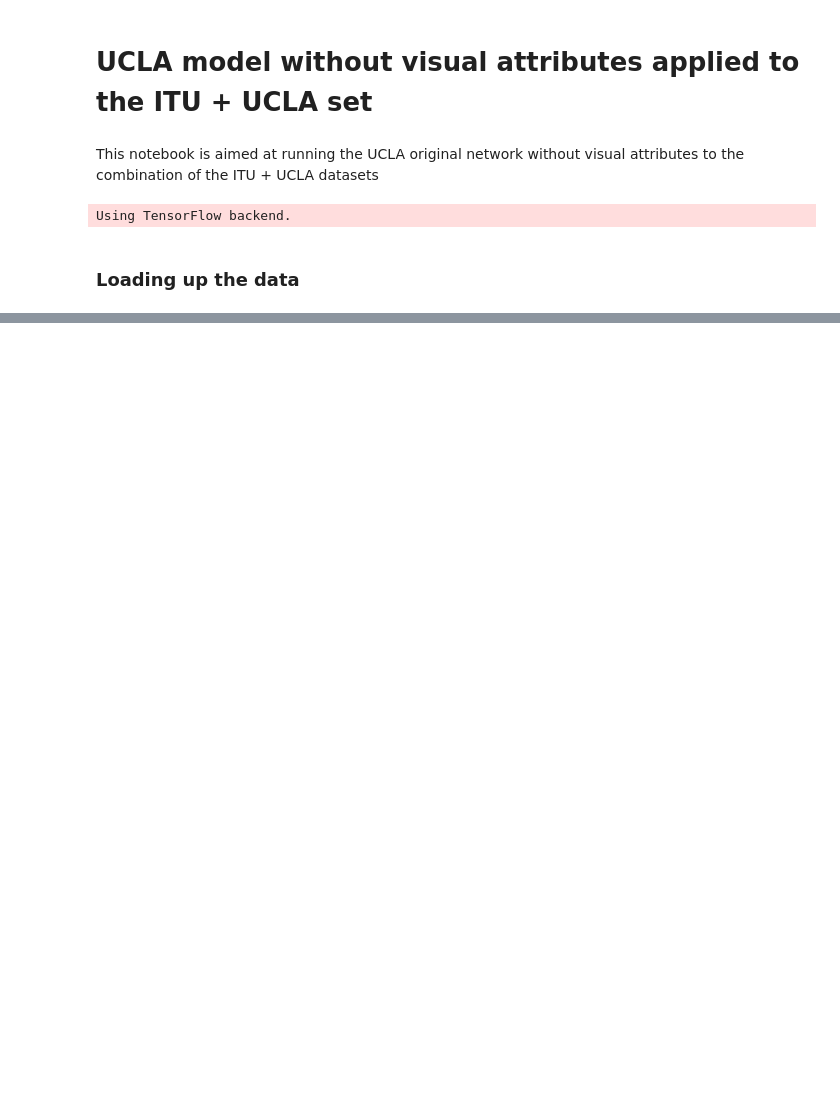
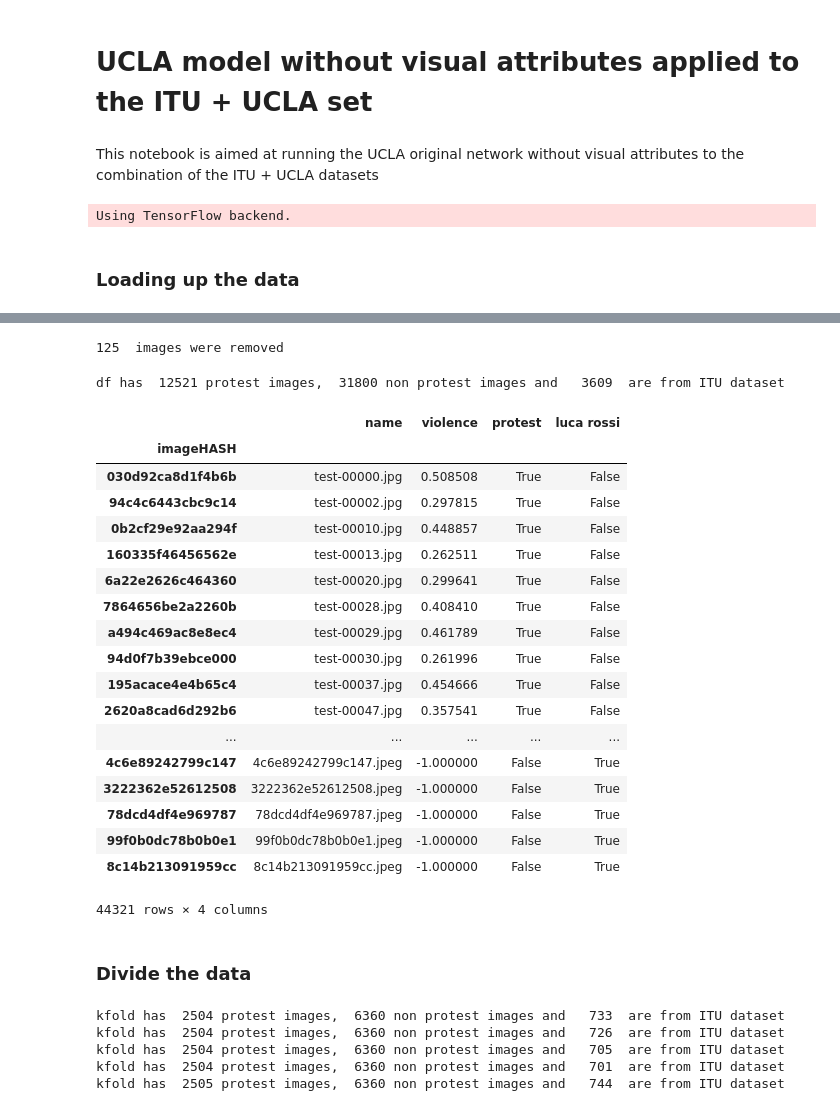
Before and after one commit to kalkun/Thesis, a Jupyter notebook: analysis/UCLA_model_without_visual_in_combined_dataset.ipynb, the cells around one changed output, grey strips where cells are left out. Drawn from its saved outputs; the diff is of its cells as text; code cells hidden in the pictures; blank space fills up the shorter version.

```diff
--- a/analysis/UCLA_model_without_visual_in_combined_dataset.ipynb
+++ b/analysis/UCLA_model_without_visual_in_combined_dataset.ipynb
@@ -23,0 +91,50 @@ print (len(imgs_ITU), " ITU images, only protest related")
+# %%
+# Remove images with scores higher than cut point
+cutpoint = 0.43
+
+# get images with lower cutpoint, and images non protest related
+imgs_lower_cutpoint = imgs[imgs["violence"] <= 0.43].copy()
+imgs_filtered = imgs_lower_cutpoint.append(imgs[imgs["protest"] == False])
+
+#save index of images without violence score
+indx_non_violence = imgs_filtered['violence'].isnull()
+
+# normalize
+imgs_filtered = au.minMax(imgs_filtered, 'violence')
+
+# mask values that did not had violence labels
+imgs_filtered.loc[indx_non_violence, "violence"] = -1
+
+df = imgs_filtered
+print(len(imgs) - len(df), " images were removed")
+# %% [output]
+125  images were removed
+# %%
+print("df has ", len(df[df["protest"] == True]), "protest images, ",
+      len(df[df["protest"] == False]), "non protest images and  ", len(df[df["luca rossi"] == True]), " are from ITU dataset")
+# %% [output]
+df has  12521 protest images,  31800 non protest images and   3609  are from ITU dataset
+# %%
+df
+# %% [output]
+|  | name | violence | protest | luca rossi |
+| imageHASH |  |  |  |  |
+| 030d92ca8d1f4b6b | test-00000.jpg | 0.508508 | True | False |
+| 94c4c6443cbc9c14 | test-00002.jpg | 0.297815 | True | False |
+| 0b2cf29e92aa294f | test-00010.jpg | 0.448857 | True | False |
+| 160335f46456562e | test-00013.jpg | 0.262511 | True | False |
+| 6a22e2626c464360 | test-00020.jpg | 0.299641 | True | False |
+| 7864656be2a2260b | test-00028.jpg | 0.408410 | True | False |
+| a494c469ac8e8ec4 | test-00029.jpg | 0.461789 | True | False |
+| 94d0f7b39ebce000 | test-00030.jpg | 0.261996 | True | False |
+| 195acace4e4b65c4 | test-00037.jpg | 0.454666 | True | False |
+| 2620a8cad6d292b6 | test-00047.jpg | 0.357541 | True | False |
+| ... | ... | ... | ... | ... |
+| 4c6e89242799c147 | 4c6e89242799c147.jpeg | -1.000000 | False | True |
+| 3222362e52612508 | 3222362e52612508.jpeg | -1.000000 | False | True |
+| 78dcd4df4e969787 | 78dcd4df4e969787.jpeg | -1.000000 | False | True |
+| 99f0b0dc78b0b0e1 | 99f0b0dc78b0b0e1.jpeg | -1.000000 | False | True |
+| 8c14b213091959cc | 8c14b213091959cc.jpeg | -1.000000 | False | True |
+44321 rows × 4 columns
+# %% [markdown]
+### Divide the data
@@ -23,0 +144,11 @@ print (len(imgs_ITU), " ITU images, only protest related")
+# %%
+k_folds = au.getKSplitsStratified(df, n_folds, "protest", seed )
+for i in k_folds:
+    print("kfold has ", len(i[i["protest"] == True]), "protest images, ",
+          len(i[i["protest"] == False]), "non protest images and  ", len(i[i["luca rossi"] == True]), " are from ITU dataset")
+# %% [output]
+kfold has  2504 protest images,  6360 non protest images and   733  are from ITU dataset
+kfold has  2504 protest images,  6360 non protest images and   726  are from ITU dataset
+kfold has  2504 protest images,  6360 non protest images and   705  are from ITU dataset
+kfold has  2504 protest images,  6360 non protest images and   701  are from ITU dataset
+kfold has  2505 protest images,  6360 non protest images and   744  are from ITU dataset
```
Also changed, not shown: parts of 14 cells of this notebook.
